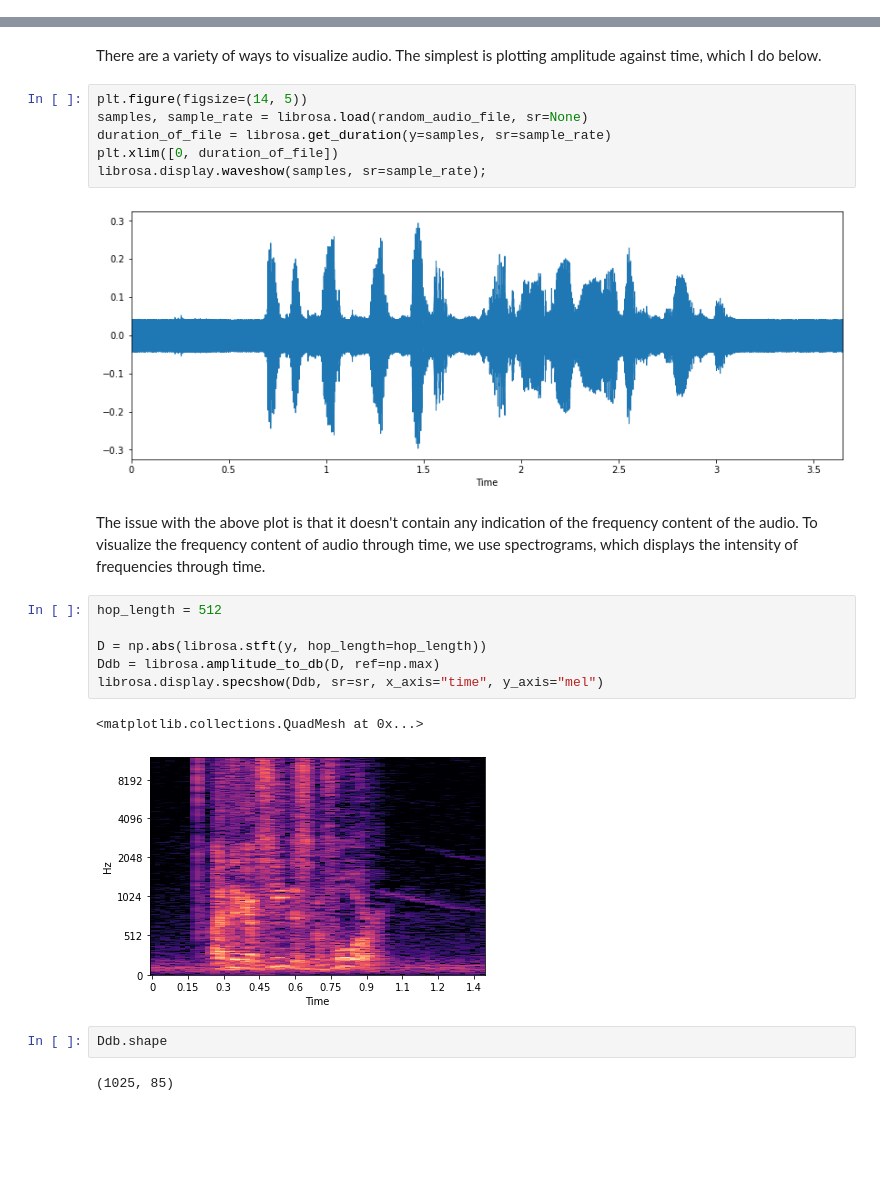
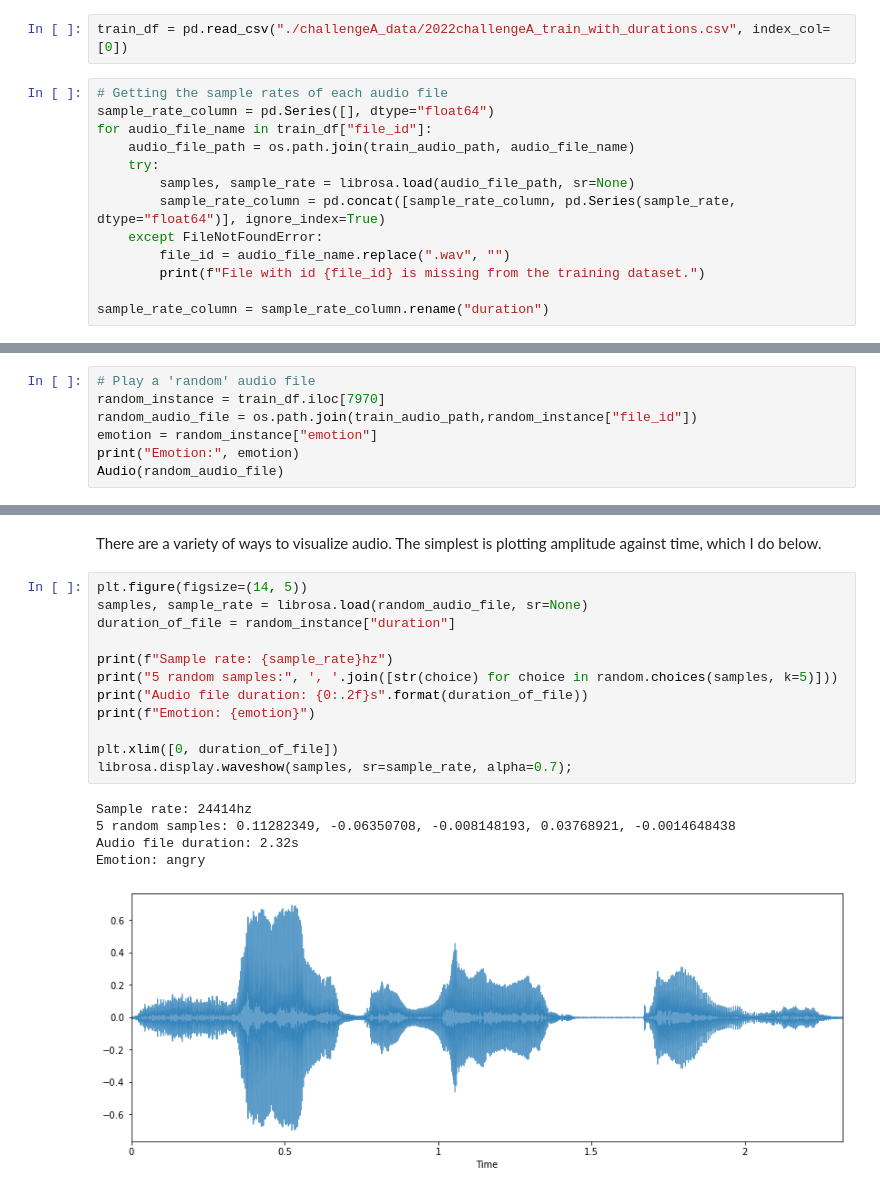
Before and after one commit to AlePouroullis/LoopQPrize, a Jupyter notebook: Challenge A/Challenge A.ipynb, the cells around one changed output, grey strips where cells are left out. Saved outputs shown, nothing was run; the diff lists cells and outputs as text; blank space fills up the shorter version.

Commit message:
Completed visualisation of data

```diff
--- a/Challenge A/Challenge A.ipynb
+++ b/Challenge A/Challenge A.ipynb
@@ -187,0 +197,15 @@ train_df
+# %%
+train_df = pd.read_csv("./challengeA_data/2022challengeA_train_with_durations.csv", index_col=[0])
+# %%
+# Getting the sample rates of each audio file
+sample_rate_column = pd.Series([], dtype="float64")
+for audio_file_name in train_df["file_id"]:
+    audio_file_path = os.path.join(train_audio_path, audio_file_name)
+    try:
+        samples, sample_rate = librosa.load(audio_file_path, sr=None)
+        sample_rate_column = pd.concat([sample_rate_column, pd.Series(sample_rate, dtype="float64")], ignore_index=True)
+    except FileNotFoundError:
+        file_id = audio_file_name.replace(".wav", "")
+        print(f"File with id {file_id} is missing from the training dataset.")
+
+sample_rate_column = sample_rate_column.rename("duration")
@@ -228,0 +251,7 @@ Audio(random_audio_file)
+# %%
+# Play a 'random' audio file
+random_instance = train_df.iloc[7970]
+random_audio_file = os.path.join(train_audio_path,random_instance["file_id"])
+emotion = random_instance["emotion"]
+print("Emotion:", emotion)
+Audio(random_audio_file)
@@ -231,23 +263,18 @@ There are a variety of ways to visualize audio. The simplest is plotting amplitu
 # %%
 plt.figure(figsize=(14, 5))
 samples, sample_rate = librosa.load(random_audio_file, sr=None)
-duration_of_file = librosa.get_duration(y=samples, sr=sample_rate)
+duration_of_file = random_instance["duration"]
+
+print(f"Sample rate: {sample_rate}hz")
+print("5 random samples:", ', '.join([str(choice) for choice in random.choices(samples, k=5)]))
+print("Audio file duration: {0:.2f}s".format(duration_of_file))
+print(f"Emotion: {emotion}")
+
 plt.xlim([0, duration_of_file])
-librosa.display.waveshow(samples, sr=sample_rate);
+librosa.display.waveshow(samples, sr=sample_rate, alpha=0.7);
 # %% [output]
+Sample rate: 24414hz
+5 random samples: 0.11282349, -0.06350708, -0.008148193, 0.03768921, -0.0014648438
+Audio file duration: 2.32s
+Emotion: angry
-[figure, old version]
+[figure, new version]
-# %% [markdown]
-The issue with the above plot is that it doesn't contain any indication of the frequency content of the audio. To visualize the frequency content of audio through time, we use spectrograms, which displays the intensity of frequencies through time.
-# %%
-hop_length = 512
-
-D = np.abs(librosa.stft(y, hop_length=hop_length))
-Ddb = librosa.amplitude_to_db(D, ref=np.max)
-librosa.display.specshow(Ddb, sr=sr, x_axis="time", y_axis="mel")
-# %% [output]
-<matplotlib.collections.QuadMesh at 0x...>
-[figure, removed]
-# %%
-Ddb.shape
-# %% [output]
-(1025, 85)
```
Also changed, not shown: parts of 67 cells of this notebook.
